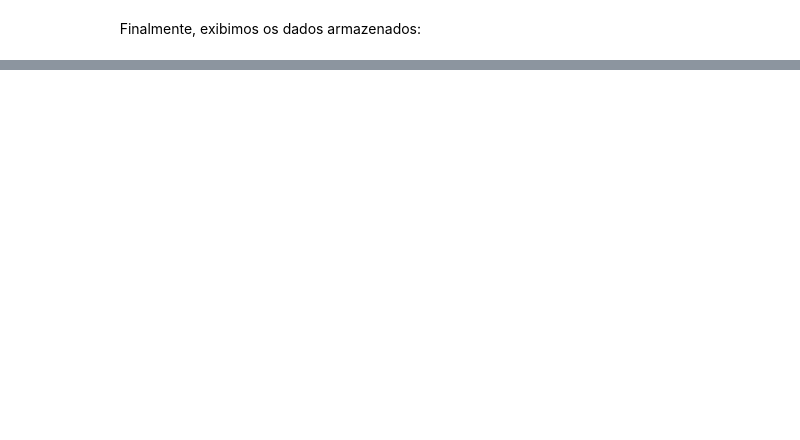
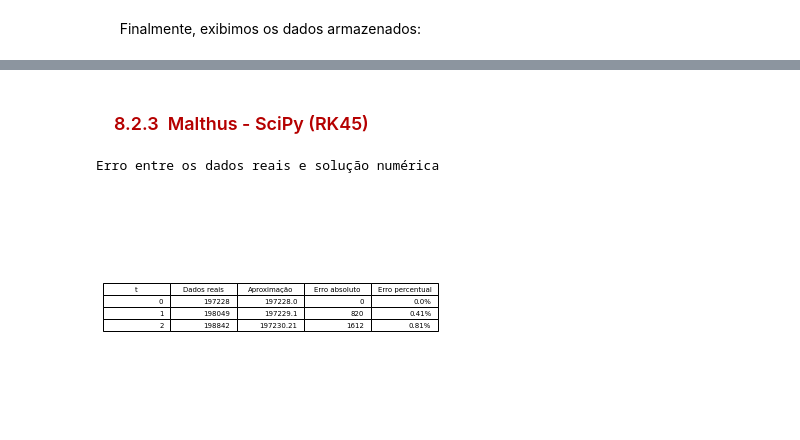
Before and after one commit to LaboratorioIPythonFURG/Modelo-Populacional-Malthus, a Jupyter notebook: Jupyter/8_comparativo.ipynb, the cells around one changed output, grey strips where cells are left out. Cells and saved outputs as stored; diff of their text form; code cells hidden in the pictures; blank space fills up the shorter version.

```diff
--- a/Jupyter/8_comparativo.ipynb
+++ b/Jupyter/8_comparativo.ipynb
@@ -135,10 +135,10 @@ err_malthus_sympy = erro_datasus(dados_datasus,malthus_sympy,'')
 
 err_malthus_lsoda = erro_datasus(dados_datasus,malthus_lsoda,'lsoda')
 
-err_malthus_rk45 = erro_datasus(dados_datasus,malthus_rk45)
+err_malthus_rk45 = erro_datasus(dados_datasus,malthus_rk45,'rk45')
 
-err_malthus_euler = erro_datasus(dados_datasus,malthus_euler)
+err_malthus_euler = erro_datasus(dados_datasus,malthus_euler,'')
 
-err_malthus_euler_mod = erro_datasus(dados_datasus,malthus_euler_mod)
+err_malthus_euler_mod = erro_datasus(dados_datasus,malthus_euler_mod,'')
 
-err_malthus_rk4 = erro_datasus(dados_datasus,malthus_euler_rk4)
+err_malthus_rk4 = erro_datasus(dados_datasus,malthus_rk4,'')
@@ -169,0 +191,14 @@ for i in range(0,3):
+# %% [markdown]
+<h3 style='color:#b50000' >&nbsp; &nbsp; 8.2.3 &nbsp;Malthus - SciPy (RK45)</h3>
+# %%
+fig, ax =plt.subplots(1,1)
+column_labels=['t','Dados reais','Aproximação', 'Erro absoluto', 'Erro percentual']
+ax.axis('tight')
+ax.axis('off')
+
+print('Erro entre os dados reais e solução numérica')
+ax.table(cellText=err_malthus_rk45,colLabels=column_labels,loc='center')
+plt.show()
+# %% [output]
+Erro entre os dados reais e solução numérica
+[figure, added]
```
Also changed, not shown: parts of 37 cells of this notebook, 15 other files.
